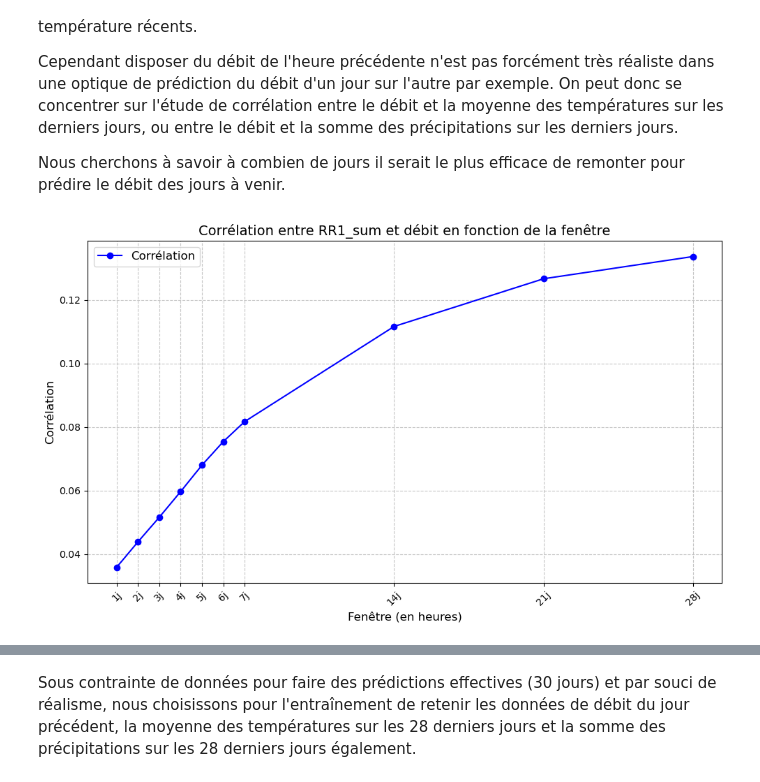
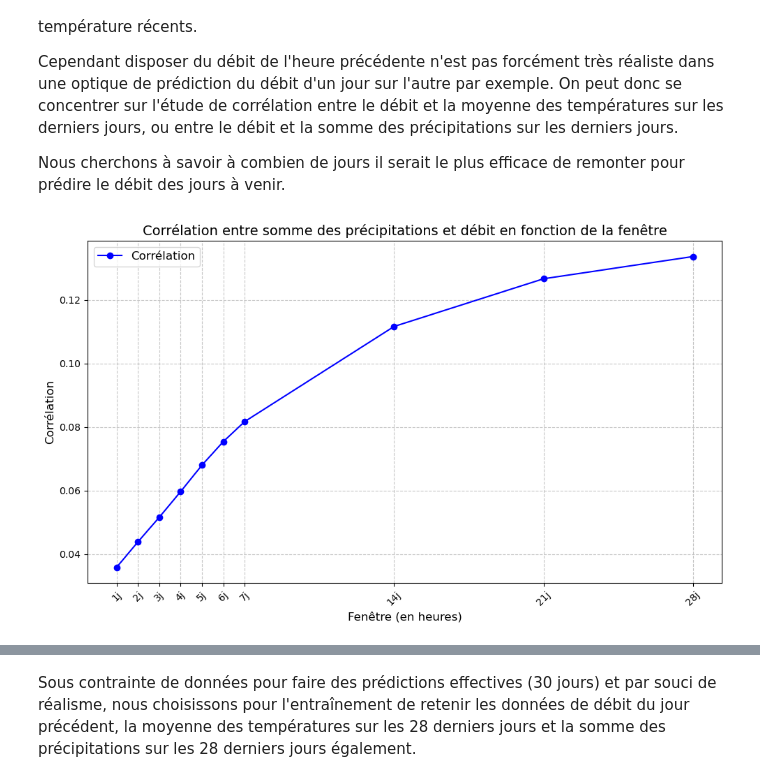
Before and after one commit to vadim-gisserot/Projet-de-Python-Leroux-Gisserot, a Jupyter notebook: notebooks/Compte-rendu de l'analyse.ipynb, the cells around one changed output, grey strips where cells are left out. Saved outputs shown, nothing was run; the diff lists cells and outputs as text; code cells hidden in the pictures.

```diff
--- a/notebooks/Compte-rendu de l'analyse.ipynb
+++ b/notebooks/Compte-rendu de l'analyse.ipynb
@@ -545,10 +560,10 @@ Nous cherchons à savoir à combien de jours il serait le plus efficace de remon
 # %%
 # Corrélation entre le débit et les précipitations sur une période donnée
 windows = list(range(24, 6*24+1, 24)) + list(range(7*24, 4*7*24+1, 7*24)) # on définit la fenêtre journalière
 correlations_RR1 = correlation2(result, column="RR1", target="debit", periods=windows)
-plot_correlations(correlations_RR1, title="Corrélation entre RR1_sum et débit en fonction de la fenêtre")
+plot_correlations(correlations_RR1, title="Corrélation entre somme des précipitations et débit en fonction de la fenêtre")
 # %% [output]
-[figure, old version]
+[figure, new version]
 # %%
 # Corrélation entre le débit et la température sur une période donnée
 correlations_T = correlation2(result, column="T", target="debit", periods=windows)
```
Also changed, not shown: parts of 52 cells of this notebook, 23 other files.
